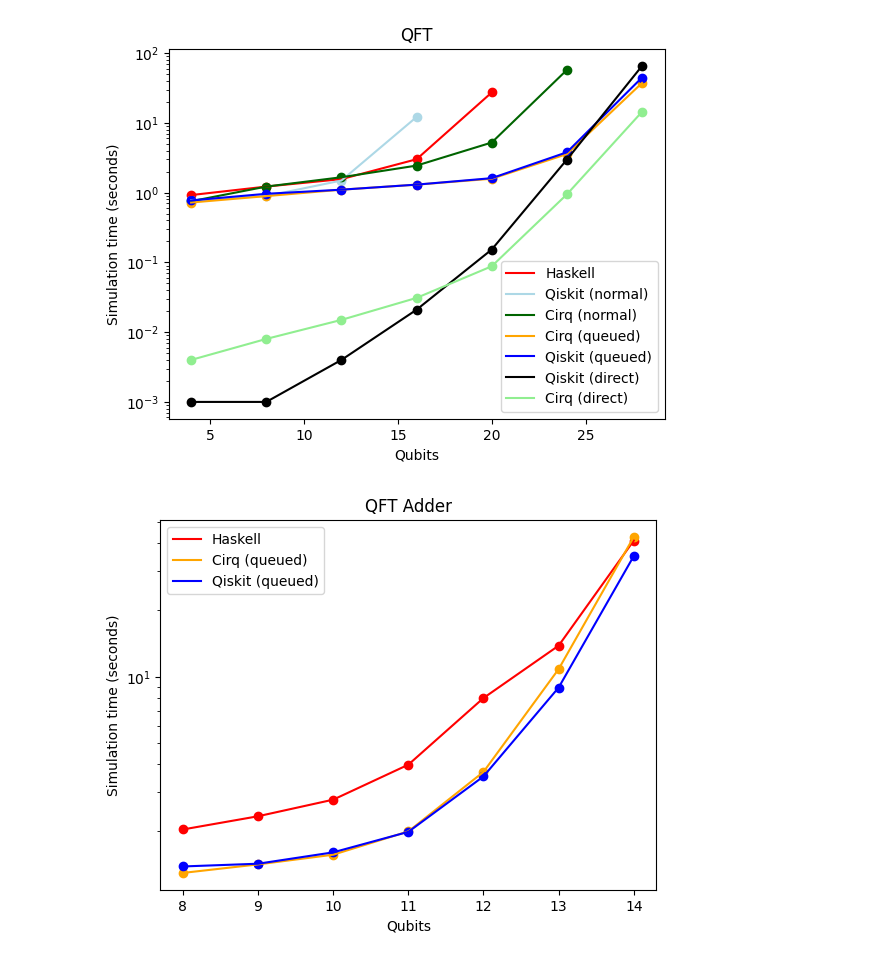
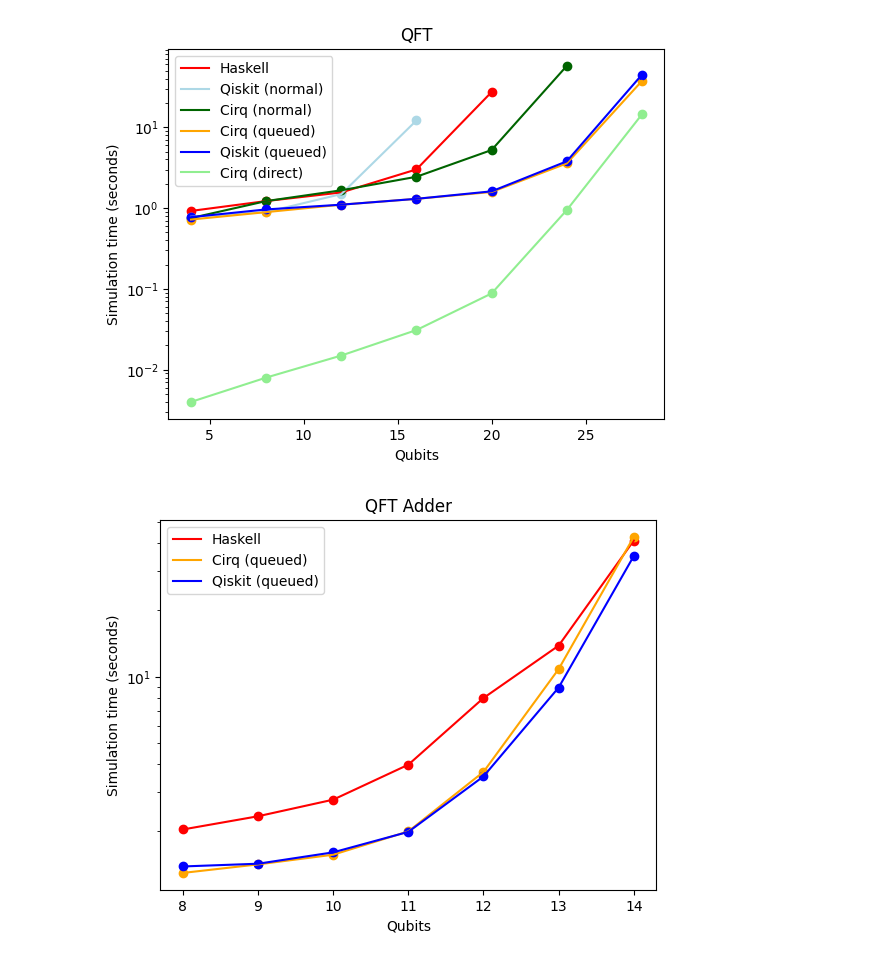
Before and after one commit to ian-turner/dpq-bench, a Jupyter notebook: results/graphs.ipynb, the cells around one changed output. Saved outputs shown, nothing was run; the diff lists cells and outputs as text; code cells hidden in the pictures.

```diff
--- a/results/graphs.ipynb
+++ b/results/graphs.ipynb
@@ -40,7 +40,7 @@ def plot_test(num_qubits, test_dir, test_name):
     plot_times(num_qubits, ax, os.path.join(test_dir, 'cirq_normal.txt'), 'Cirq (normal)', 'darkgreen')
     plot_times(num_qubits, ax, os.path.join(test_dir, 'cirq_queued.txt'), 'Cirq (queued)', 'orange')
     plot_times(num_qubits, ax, os.path.join(test_dir, 'qiskit_queued.txt'), 'Qiskit (queued)', 'blue')
-    plot_times(num_qubits, ax, os.path.join(test_dir, 'qiskit_direct.txt'), 'Qiskit (direct)', 'black')
+    #plot_times(num_qubits, ax, os.path.join(test_dir, 'qiskit_direct.txt'), 'Qiskit (direct)', 'black')
     plot_times(num_qubits, ax, os.path.join(test_dir, 'cirq_direct.txt'), 'Cirq (direct)', 'lightgreen')
 
     ax.set_title(test_name)
@@ -50,7 +50,7 @@ def plot_test(num_qubits, test_dir, test_name):
 
     plt.show()
 # %%
-plot_test(list(range(4, 30, 4)), 'results/qft', 'QFT')
+plot_test(list(range(4, 30, 4)), 'qft', 'QFT')
 # %% [output]
-[figure, old version]
+[figure, new version]
 # %%
```
Also changed, not shown: parts of 5 cells of this notebook.
